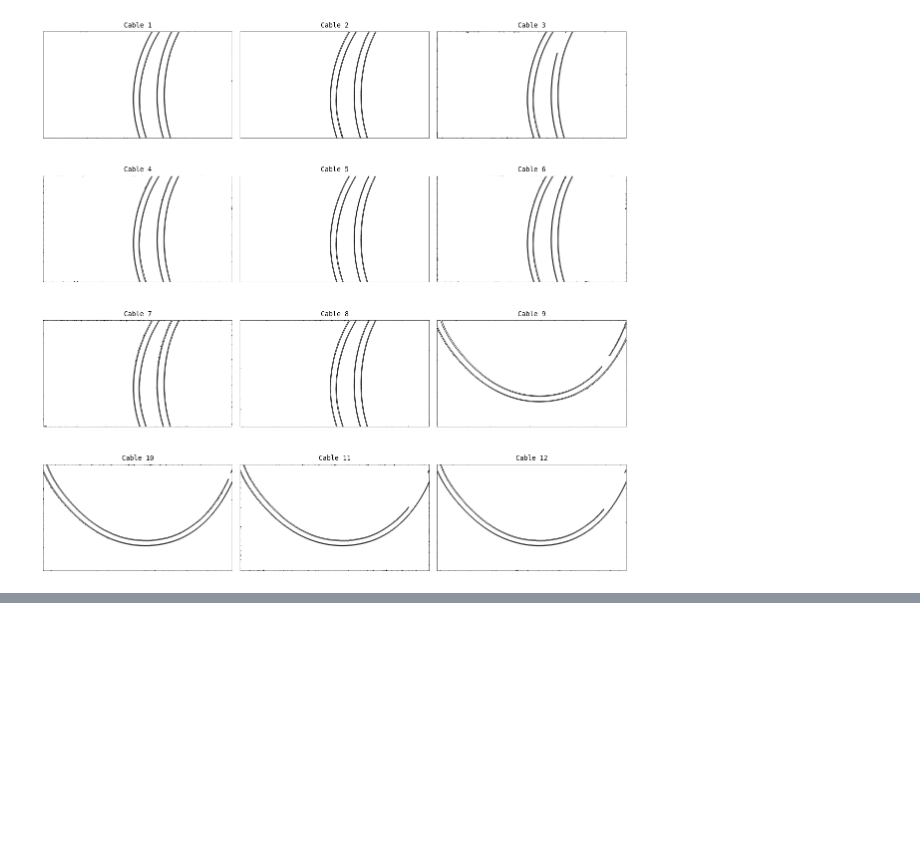
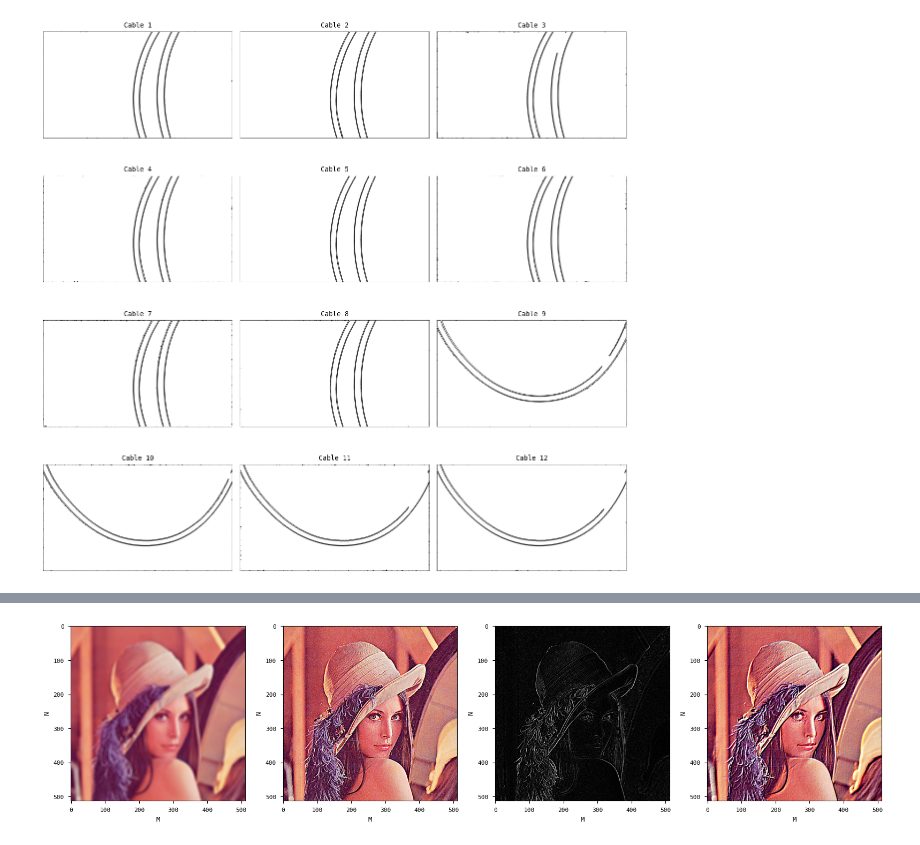
Before and after one commit to SparrowHere/img-procc, a Jupyter notebook: src/test.ipynb, the cells around one changed output, grey strips where cells are left out. Saved outputs shown, nothing was run; the diff lists cells and outputs as text; code cells hidden in the pictures; blank space fills up the shorter version.

```diff
--- a/src/test.ipynb
+++ b/src/test.ipynb
@@ -70,0 +124,36 @@ plt.show()
+# %%
+# Various spatial filtering on lenna
+lenna = cv2.imread("/home/sparrow/cv/data/lenna.png")
+lenna = cv2.cvtColor(lenna, cv2.COLOR_BGR2RGB)
+
+# Blur
+lenna_blur = cv2.blur(lenna, (9, 9))
+
+# Sharpen
+sharpening_kernel = np.array([[-1, -1, -1], [-1, 9, -1], [-1, -1, -1]])
+lenna_sharpened = cv2.filter2D(lenna, -1, sharpening_kernel)
+
+# Edge detection
+edge_detection_kernel = np.array([[-1, -1, -1], [-1, 8, -1], [-1, -1, -1]])
+lenna_edge_detected = cv2.filter2D(cv2.cvtColor(lenna, cv2.COLOR_RGB2GRAY), -1, edge_detection_kernel)
+
+# Emboss
+emboss_kernel = np.array([[-2, -1, 0], [-1, 1, 1], [0, 1, 2]])
+lenna_embossed = cv2.filter2D(lenna, -1, emboss_kernel)
+
+# Show the images
+fig, ax = plt.subplots(1, 4, figsize=(16, 16))
+ax[0].imshow(lenna_blur);
+ax[1].imshow(lenna_sharpened);
+ax[2].imshow(lenna_edge_detected, cmap="gray");
+ax[3].imshow(lenna_embossed);
+
+# Add x and y labels
+for i in range(4):
+    ax[i].set_xlabel("M");
+    ax[i].set_ylabel("N");
+
+plt.tight_layout()
+plt.show()
+# %% [output]
+[figure, added]
```
Also changed, not shown: parts of 5 cells of this notebook, 3 other files.
